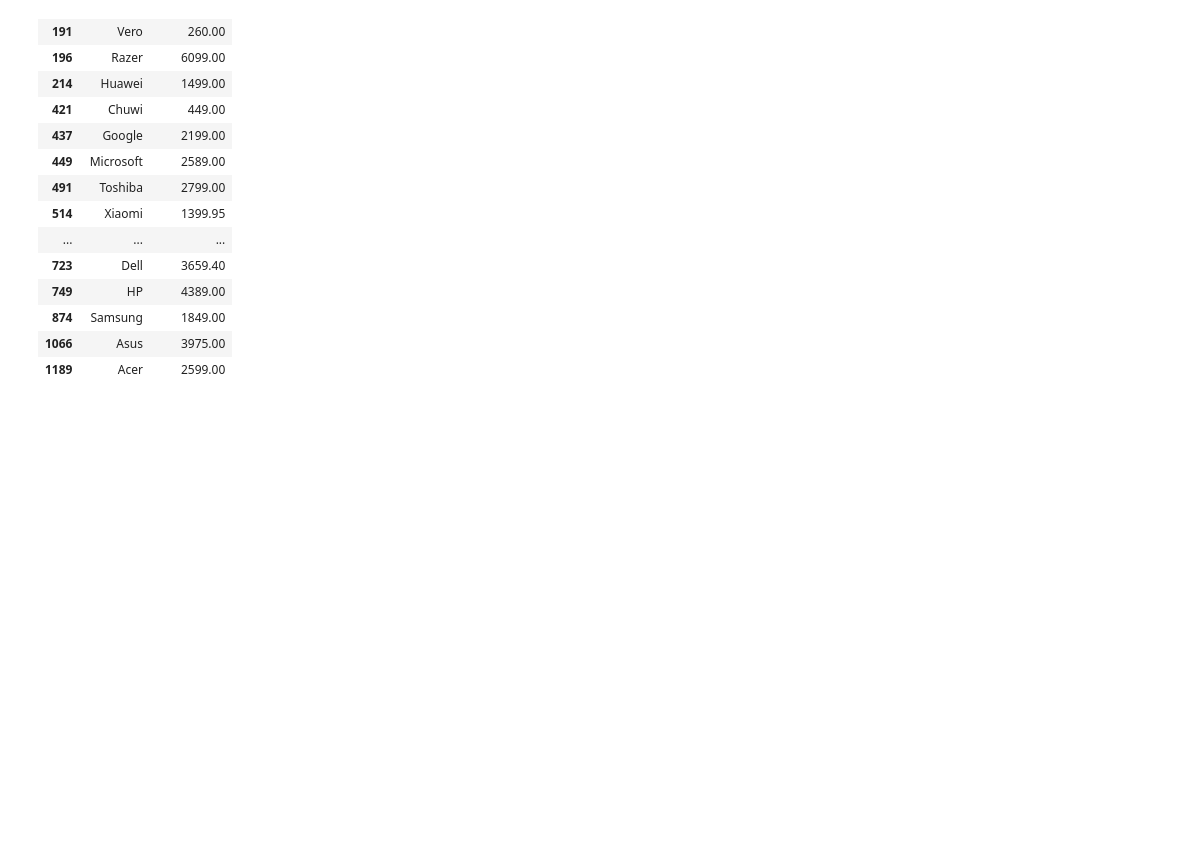
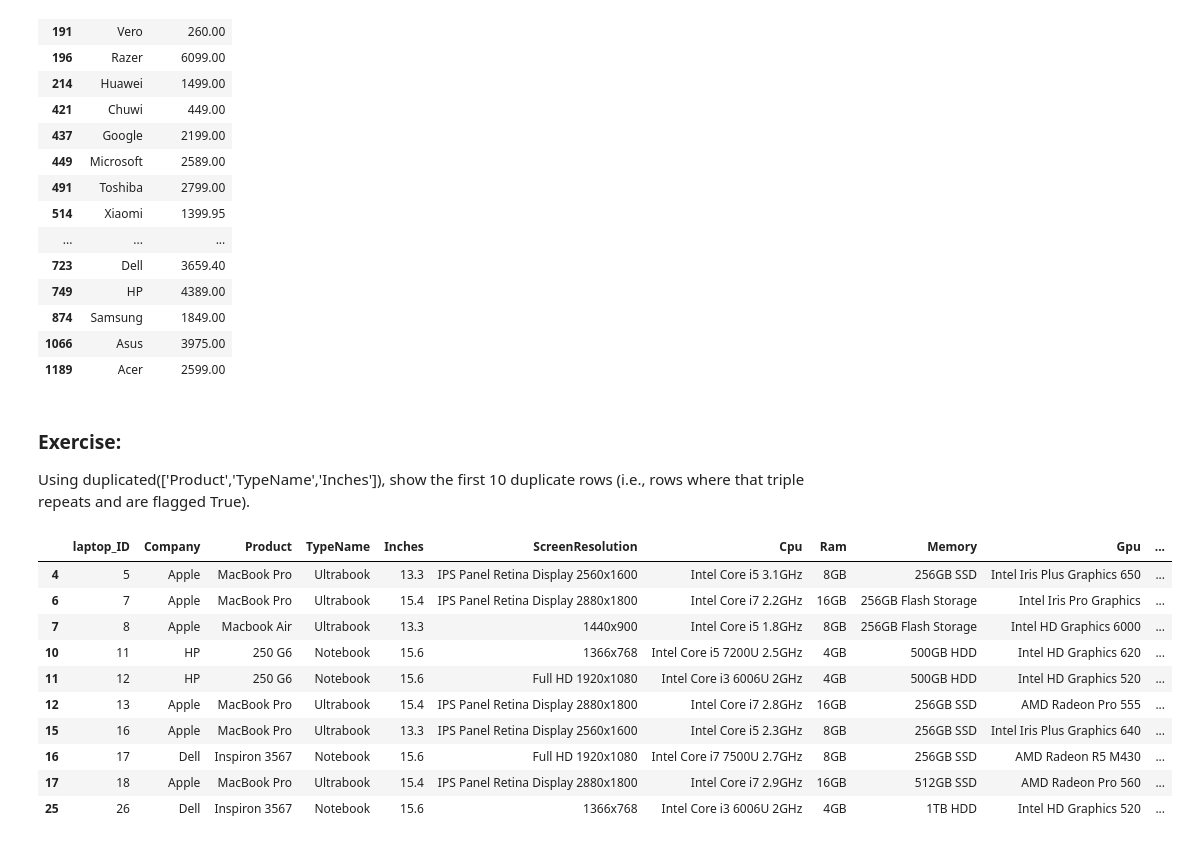
Before and after one commit to blu3-bird/Pandas-and-Numpy, a Jupyter notebook: filtering Data/practice_sheet.ipynb, the cells around one changed output. Drawn from its saved outputs; the diff is of its cells as text; code cells hidden in the pictures; blank space fills up the shorter version.

```diff
--- a/filtering Data/practice_sheet.ipynb
+++ b/filtering Data/practice_sheet.ipynb
@@ -123,3 +123,21 @@ df[~df_exp][['Company','Price_euros']]
 | 874 | Samsung | 1849.00 |
 | 1066 | Asus | 3975.00 |
 | 1189 | Acer | 2599.00 |
+# %% [markdown]
+### Exercise:
+Using duplicated(['Product','TypeName','Inches']), show the first 10 duplicate rows (i.e., rows where that triple repeats and are flagged True).
+# %%
+df_13 =df.duplicated(['Product','TypeName', 'Inches'])
+df[df_13].head(10)
+# %% [output]
+|  | laptop_ID | Company | Product | TypeName | Inches | ScreenResolution | Cpu | Ram | Memory | Gpu | ... |
+| 4 | 5 | Apple | MacBook Pro | Ultrabook | 13.3 | IPS Panel Retina Display 2560x1600 | Intel Core i5 3.1GHz | 8GB | 256GB SSD | Intel Iris Plus Graphics 650 | ... |
+| 6 | 7 | Apple | MacBook Pro | Ultrabook | 15.4 | IPS Panel Retina Display 2880x1800 | Intel Core i7 2.2GHz | 16GB | 256GB Flash Storage | Intel Iris Pro Graphics | ... |
+| 7 | 8 | Apple | Macbook Air | Ultrabook | 13.3 | 1440x900 | Intel Core i5 1.8GHz | 8GB | 256GB Flash Storage | Intel HD Graphics 6000 | ... |
+| 10 | 11 | HP | 250 G6 | Notebook | 15.6 | 1366x768 | Intel Core i5 7200U 2.5GHz | 4GB | 500GB HDD | Intel HD Graphics 620 | ... |
+| 11 | 12 | HP | 250 G6 | Notebook | 15.6 | Full HD 1920x1080 | Intel Core i3 6006U 2GHz | 4GB | 500GB HDD | Intel HD Graphics 520 | ... |
+| 12 | 13 | Apple | MacBook Pro | Ultrabook | 15.4 | IPS Panel Retina Display 2880x1800 | Intel Core i7 2.8GHz | 16GB | 256GB SSD | AMD Radeon Pro 555 | ... |
+| 15 | 16 | Apple | MacBook Pro | Ultrabook | 13.3 | IPS Panel Retina Display 2560x1600 | Intel Core i5 2.3GHz | 8GB | 256GB SSD | Intel Iris Plus Graphics 640 | ... |
+| 16 | 17 | Dell | Inspiron 3567 | Notebook | 15.6 | Full HD 1920x1080 | Intel Core i7 7500U 2.7GHz | 8GB | 256GB SSD | AMD Radeon R5 M430 | ... |
+| 17 | 18 | Apple | MacBook Pro | Ultrabook | 15.4 | IPS Panel Retina Display 2880x1800 | Intel Core i7 2.9GHz | 16GB | 512GB SSD | AMD Radeon Pro 560 | ... |
+| 25 | 26 | Dell | Inspiron 3567 | Notebook | 15.6 | 1366x768 | Intel Core i3 6006U 2GHz | 4GB | 1TB HDD | Intel HD Graphics 520 | ... |
```
Also changed, not shown: parts of 11 cells of this notebook.
